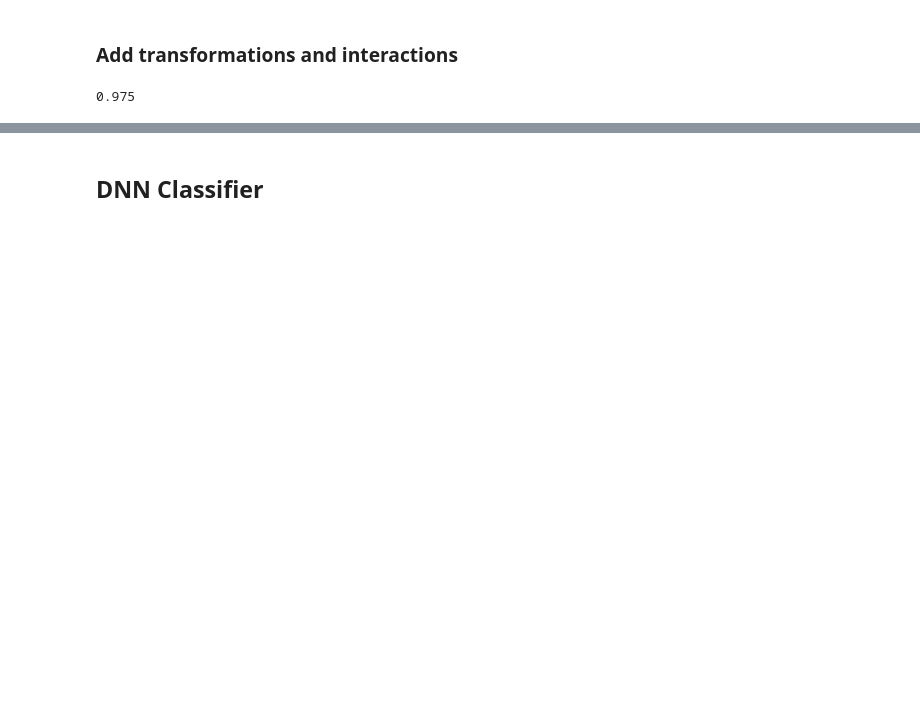
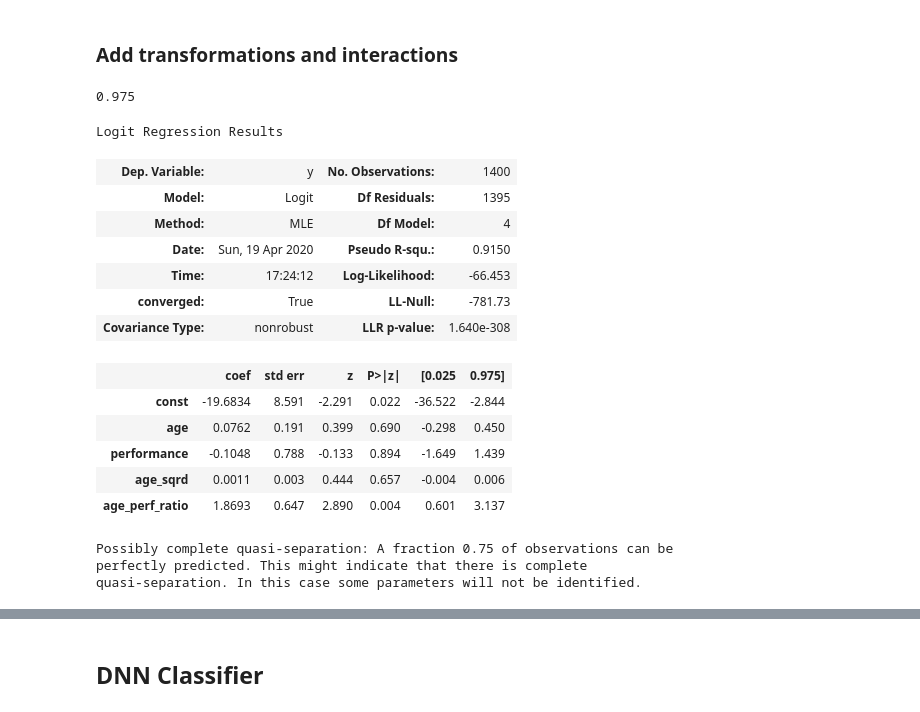
Before and after one commit to conorosully/medium-articles, a Jupyter notebook: src/feature_engineering.ipynb, the cells around one changed output, grey strips where cells are left out. Drawn from its saved outputs; the diff is of its cells as text; code cells hidden in the pictures; blank space fills up the shorter version.

```diff
--- a/src/feature_engineering.ipynb
+++ b/src/feature_engineering.ipynb
@@ -128,5 +129,25 @@ accuracy_score(y_test,predictions)
 # %% [output]
 0.975
+# %%
+model.summary()
+# %% [output]
+Logit Regression Results
+| Dep. Variable: | y | No. Observations: | 1400 |
+| Model: | Logit | Df Residuals: | 1395 |
+| Method: | MLE | Df Model: | 4 |
+| Date: | Sun, 19 Apr 2020 | Pseudo R-squ.: | 0.9150 |
+| Time: | 17:24:12 | Log-Likelihood: | -66.453 |
+| converged: | True | LL-Null: | -781.73 |
+| Covariance Type: | nonrobust | LLR p-value: | 1.640e-308 |
+|  | coef | std err | z | P>|z| | [0.025 | 0.975] |
+| const | -19.6834 | 8.591 | -2.291 | 0.022 | -36.522 | -2.844 |
+| age | 0.0762 | 0.191 | 0.399 | 0.690 | -0.298 | 0.450 |
+| performance | -0.1048 | 0.788 | -0.133 | 0.894 | -1.649 | 1.439 |
+| age_sqrd | 0.0011 | 0.003 | 0.444 | 0.657 | -0.004 | 0.006 |
+| age_perf_ratio | 1.8693 | 0.647 | 2.890 | 0.004 | 0.601 | 3.137 |
+Possibly complete quasi-separation: A fraction 0.75 of observations can be
+perfectly predicted. This might indicate that there is complete
+quasi-separation. In this case some parameters will not be identified.
 # %%
 #Update decision boundry points
 data_db.drop('y',axis=1,inplace=True)
```
Also changed, not shown: parts of 10 cells of this notebook, 1 other file.
